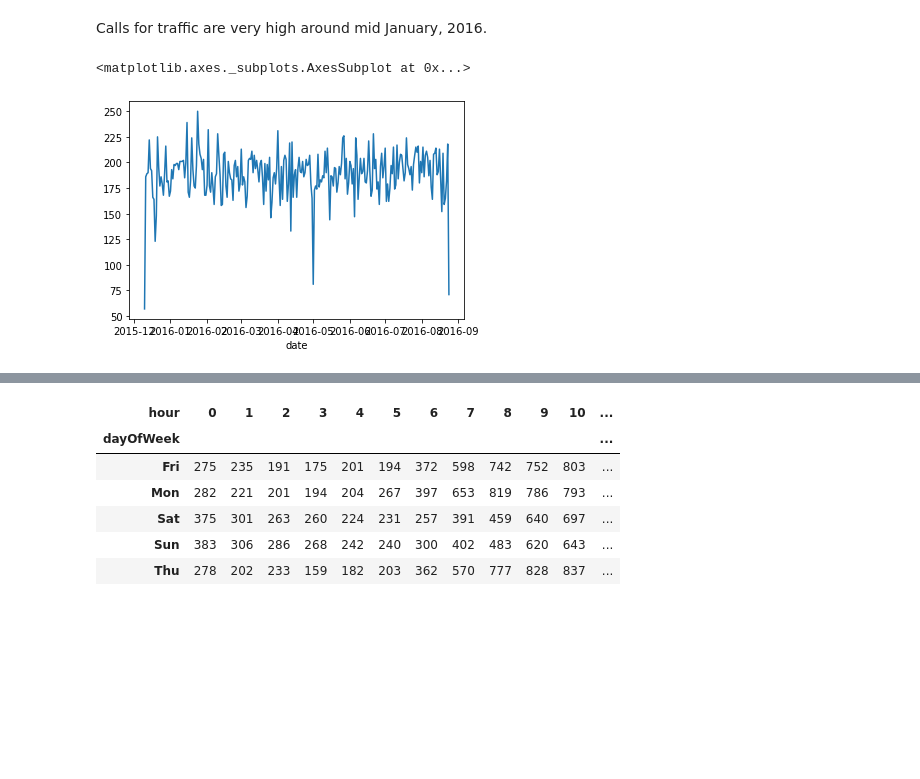
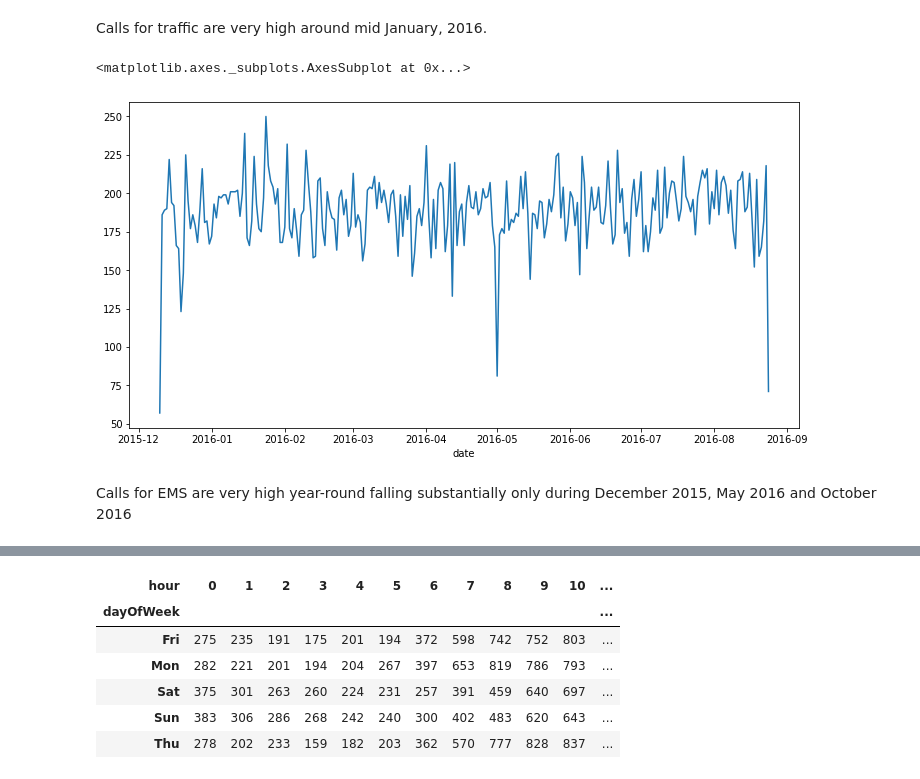
Before and after one commit to sonamkshenoy/911-Emergency-Calls-Data-Analysis, a Jupyter notebook: 911_Calls_Data_Analysis.ipynb, the cells around one changed output, grey strips where cells are left out. Saved outputs shown, nothing was run; the diff lists cells and outputs as text; code cells hidden in the pictures; blank space fills up the shorter version.

Commit message:
Derived meaning from the plots + sections

```diff
--- a/911_Calls_Data_Analysis.ipynb
+++ b/911_Calls_Data_Analysis.ipynb
@@ -222,20 +211,25 @@ dayOfWeek
 Name: timeStamp, Length: 99492, dtype: int64
 # %%
 def convert(x):
-  if(x==0):
-    return "Mon"
-  elif(x==1):
-    return "Tue"
-  elif(x==2):
-    return "Wed"
-  elif(x==3):
-    return "Thu"
-  elif(x==4):
-    return "Fri"
-  elif(x==5):
-    return "Sat"
-  else:
-    return "Sun"
+
+  days = dict()
+  days = {0:"Mon", 1:"Tue", 2:"Wed", 3:"Thu", 4:"Fri", 5:"Sat", 6:"Sun"}
+  return days[x]
+
+  # if(x==0):
+  #   return "Mon"
+  # elif(x==1):
+  #   return "Tue"
+  # elif(x==2):
+  #   return "Wed"
+  # elif(x==3):
+  #   return "Thu"
+  # elif(x==4):
+  #   return "Fri"
+  # elif(x==5):
+  #   return "Sat"
+  # else:
+  #   return "Sun"
 
 dayOfWeek = pd.Series(map(convert, dayOfWeek))
 # %%
@@ -360,10 +350,13 @@ df[df["reason"]=="Traffic"].groupby("date").count()["twp"].plot()
 # %% [markdown]
 Calls for traffic are very high around mid January, 2016.
 # %%
+plt.figure(figsize = (12,6))
 df[df["reason"]=="EMS"].groupby("date").count()["twp"].plot()
 # %% [output]
 <matplotlib.axes._subplots.AxesSubplot at 0x...>
-[figure, old version]
+[figure, new version]
+# %% [markdown]
+Calls for EMS are very high year-round falling substantially only during December 2015, May 2016 and October 2016
 # %%
 df.head()
 # %% [output]
```
Also changed, not shown: parts of 15 cells of this notebook.
